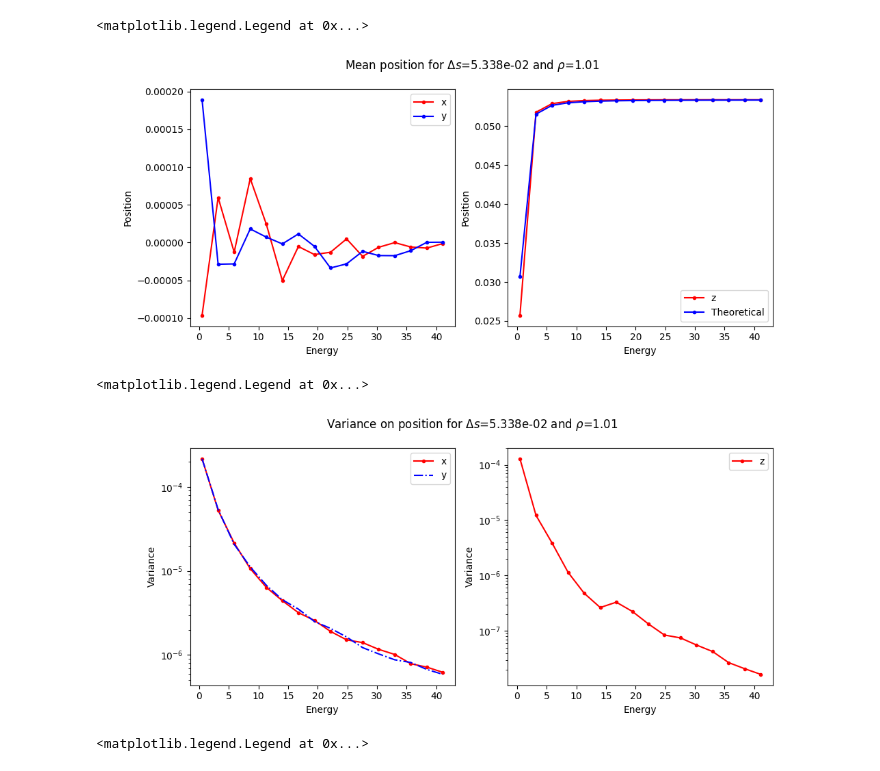
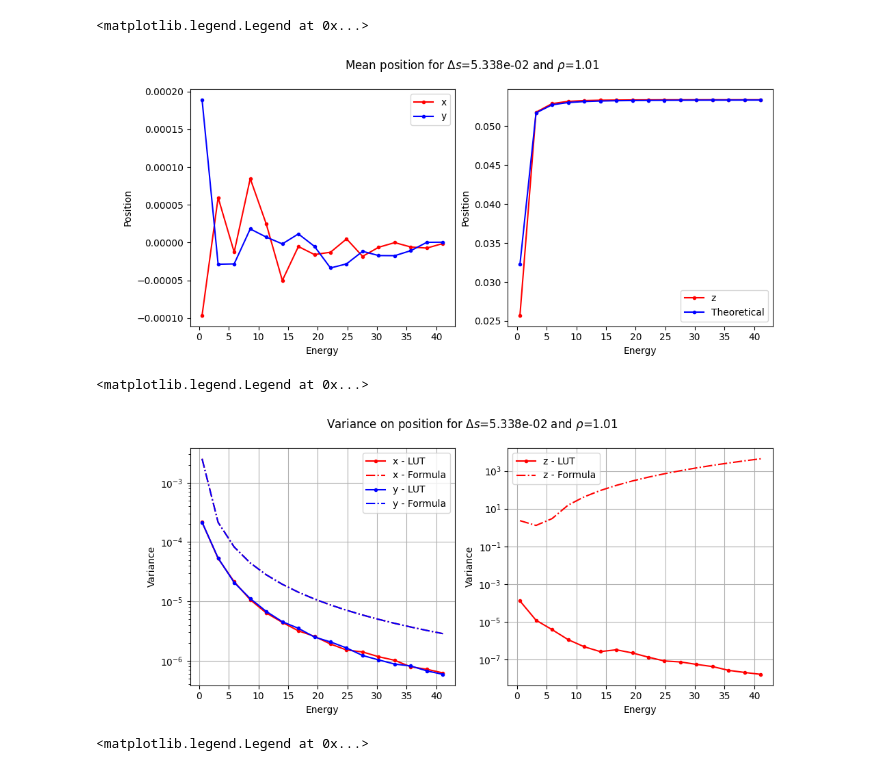
Before and after one commit to KlaasWillems/electronTransportCode, a Jupyter notebook: ms/ownMSv1.ipynb, the cells around one changed output. Saved outputs shown, nothing was run; the diff lists cells and outputs as text; code cells hidden in the pictures.

Commit message:
Added theoretical variance expression

```diff
--- a/ms/ownMSv1.ipynb
+++ b/ms/ownMSv1.ipynb
@@ -27,7 +28,7 @@ densityIndex = densityArray.size//2
 particle = SimplifiedEGSnrcElectron()
 stepsize = stepsizeArray[stepsizeIndex]
 material = Material(rho=densityArray[densityIndex])
-EcostArray = np.array([particle.getMeanMu(energy, stepsize, material) for energy in energies], dtype=float)
+EcostArray = np.array([particle.getMeanMu(energy, material) for energy in energies], dtype=float)
 
 stepsizeDsArray = stepsize*np.array([particle.getScatteringRate(None, energy, material) for energy in energies], dtype=float)
 expSum: float = 1.0 - np.exp(stepsizeDsArray*(EcostArray - 1.0))
@@ -51,4 +52,4 @@ ax2.legend()
 # Discrepancy at lower energies due to energy dependence that is ignored by the formula.
 # %% [output]
 <matplotlib.legend.Legend at 0x...>
-[figure, old version]
+[figure, new version]
@@ -55,27 +100,42 @@ ax2.legend()
 # %%
 # Average x, y and z position
 stepsizeIndex = stepsizeArray.size//2
 densityIndex = densityArray.size//2
 
+# Compute analytical variance
+varx = np.zeros_like(energies)
+vary = np.zeros_like(energies)
+varz = np.zeros_like(energies)
+for i, energyLoop in enumerate(energies):
+    xtemp, ytemp, ztemp = computeVariance(energyLoop, stepsizeArray[stepsizeIndex], densityArray[densityIndex])
+    varx[i] = xtemp
+    vary[i] = ytemp
+    varz[i] = ztemp
+
 # Data
 fig, (ax1, ax2) = plt.subplots(1, 2, figsize=(11, 4.5))
 fig.suptitle(f'Variance on position for $\Delta s$={stepsizeArray[stepsizeIndex]:.3e} and $\\rho$={densityArray[densityIndex]}')
 
-ax1.semilogy(energies, bigLUT[:, stepsizeIndex, densityIndex, 4], '.-r', label=f'x')
-ax1.semilogy(energies, bigLUT[:, stepsizeIndex, densityIndex, 5], '-.b', label=f'y')
+ax1.semilogy(energies, bigLUT[:, stepsizeIndex, densityIndex, 4], '.-r', label=f'x - LUT')
+ax1.semilogy(energies, abs(varx), '-.r', label=f'x - Formula')
+ax1.semilogy(energies, bigLUT[:, stepsizeIndex, densityIndex, 5], '.-b', label=f'y - LUT')
+ax1.semilogy(energies, abs(vary), '-.b', label=f'y - Formula')
 ax1.set_xlabel('Energy')
 ax1.set_ylabel('Variance')
+ax1.grid()
 ax1.legend()
 
-ax2.semilogy(energies, bigLUT[:, stepsizeIndex, densityIndex, 6], '.-r', label=f'z')
+ax2.semilogy(energies, bigLUT[:, stepsizeIndex, densityIndex, 6], '.-r', label=f'z - LUT')
+ax2.semilogy(energies, abs(varz), '-.r', label=f'z - Formula')
 ax2.set_xlabel('Energy')
 ax2.set_ylabel('Variance')
+ax2.grid()
 ax2.legend()
 
 # Little noise on variance
 # %% [output]
 <matplotlib.legend.Legend at 0x...>
-[figure, old version]
+[figure, new version]
 # %%
 # Average x, y and z position
 energyIndex = energies.size//2
```
Also changed, not shown: parts of 7 cells of this notebook.
